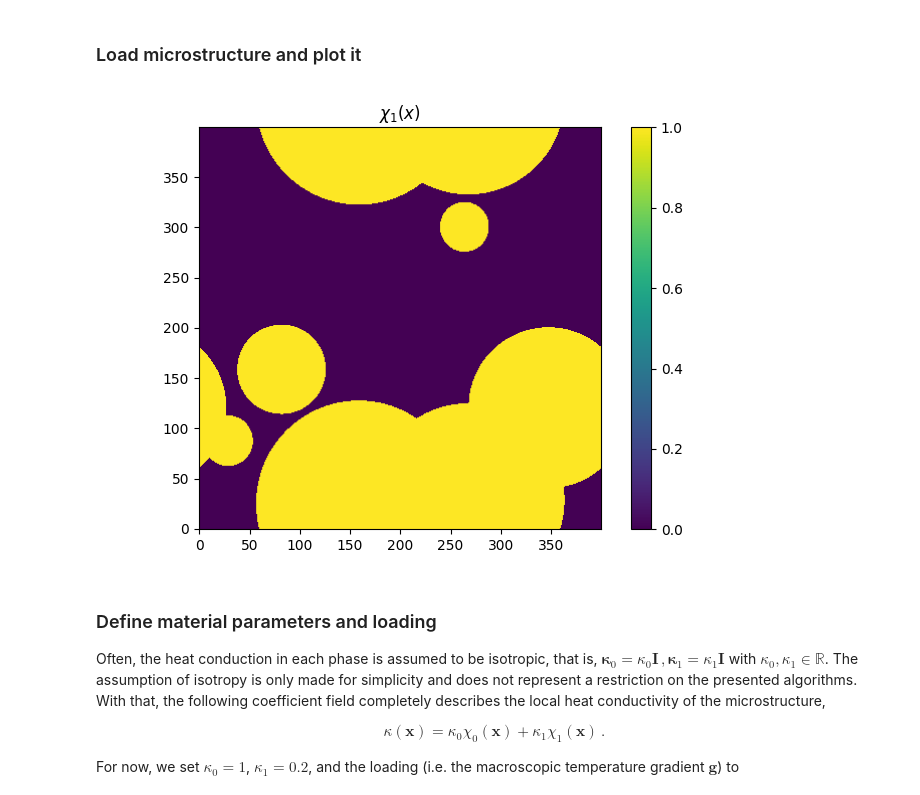
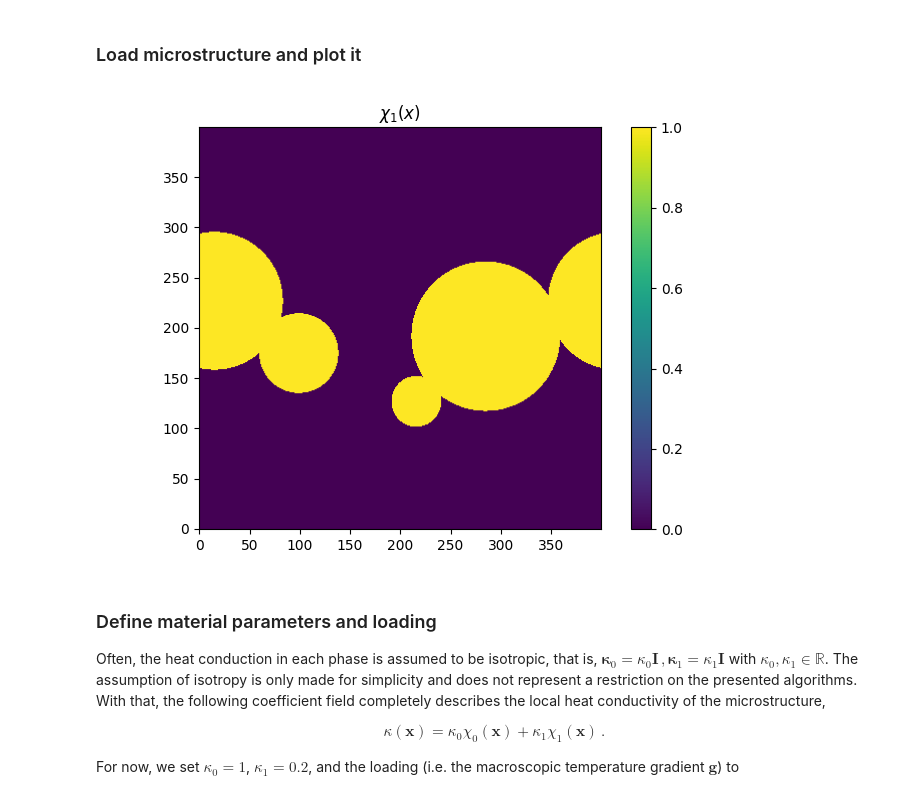
Before and after one commit to DataAnalyticsEngineering/nfdi-demonstrator, a Jupyter notebook: demonstrator.ipynb, the cells around one changed output. Cells and saved outputs as stored; diff of their text form; code cells hidden in the pictures.

```diff
--- a/demonstrator.ipynb
+++ b/demonstrator.ipynb
@@ -170,17 +169,17 @@ Number of samples in dataset: 30000
 # %% [markdown]
 ### Load microstructure and plot it
 # %%
-idx = 25
+idx = 37
 image = samples[idx].unsqueeze(0)
 
 fig, ax = plt.subplots(1, 1)
 cax = ax.imshow(image[0].T.cpu(), origin="lower")
 fig.colorbar(cax, ax=ax)
 ax.set_title(r"$\chi_1(x)$")
 fig.tight_layout()
 plt.show()
 # %% [output]
-[figure, old version]
+[figure, new version]
 # %% [markdown]
 ### Define material parameters and loading
 
```
Also changed, not shown: parts of 12 cells of this notebook, 1 other file.
